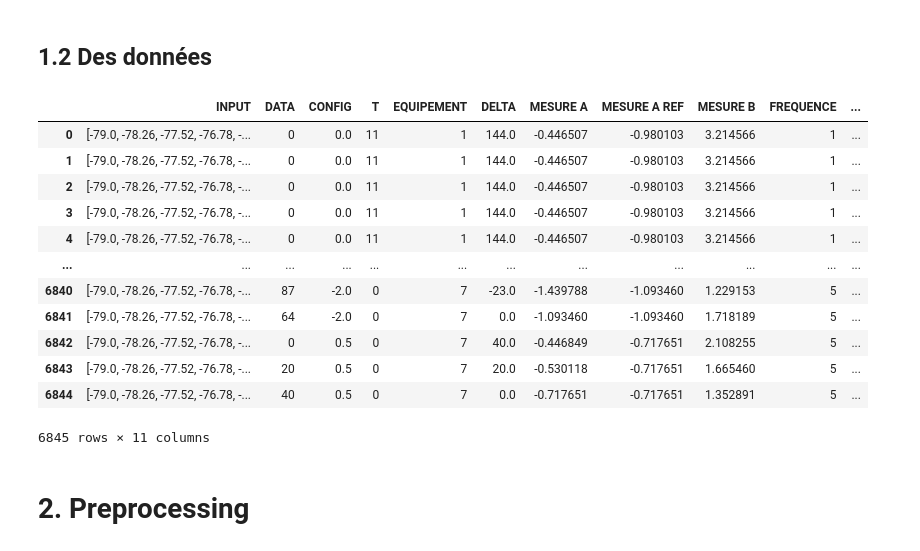
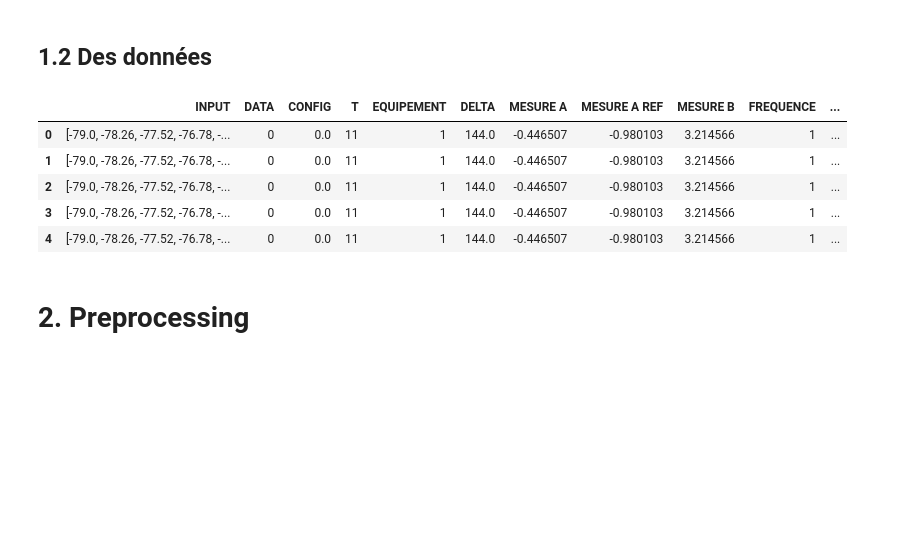
Before and after one commit to Anhquannnnnn/Data-Augmentation, a Jupyter notebook: TVAE.ipynb, the cells around one changed output. Cells and saved outputs as stored; diff of their text form; code cells hidden in the pictures; blank space fills up the shorter version.

```diff
--- a/TVAE.ipynb
+++ b/TVAE.ipynb
@@ -46,24 +46,25 @@ GPU Memory: 6.44 GB
 # %% [markdown]
 ## 1.2 Des données
 # %%
-data = pd.read_csv('data/DataModified.csv',sep= ',')
-num = data.select_dtypes(np.number)
-cat= data.select_dtypes(exclude=np.number)
-data
+data = pd.read_csv('data/DataModified.csv', sep=',')
+
+param = data.iloc[:, 1:10]
+
+cat_cols = ["CONFIG", "T", "EQUIPEMENT", "FREQUENCE"]
+num_cols = ["DATA", "DELTA", "MESURE A", "MESURE A REF", "MESURE B"]
+
+num_param = param[num_cols]
+cat_param = param[cat_cols]
+
+param[cat_cols] = param[cat_cols].astype('category')
+data.head()
 # %% [output]
 |  | INPUT | DATA | CONFIG | T | EQUIPEMENT | DELTA | MESURE A | MESURE A REF | MESURE B | FREQUENCE | ... |
 | 0 | [-79.0, -78.26, -77.52, -76.78, -... | 0 | 0.0 | 11 | 1 | 144.0 | -0.446507 | -0.980103 | 3.214566 | 1 | ... |
 | 1 | [-79.0, -78.26, -77.52, -76.78, -... | 0 | 0.0 | 11 | 1 | 144.0 | -0.446507 | -0.980103 | 3.214566 | 1 | ... |
 | 2 | [-79.0, -78.26, -77.52, -76.78, -... | 0 | 0.0 | 11 | 1 | 144.0 | -0.446507 | -0.980103 | 3.214566 | 1 | ... |
 | 3 | [-79.0, -78.26, -77.52, -76.78, -... | 0 | 0.0 | 11 | 1 | 144.0 | -0.446507 | -0.980103 | 3.214566 | 1 | ... |
 | 4 | [-79.0, -78.26, -77.52, -76.78, -... | 0 | 0.0 | 11 | 1 | 144.0 | -0.446507 | -0.980103 | 3.214566 | 1 | ... |
-| ... | ... | ... | ... | ... | ... | ... | ... | ... | ... | ... | ... |
-| 6840 | [-79.0, -78.26, -77.52, -76.78, -... | 87 | -2.0 | 0 | 7 | -23.0 | -1.439788 | -1.093460 | 1.229153 | 5 | ... |
-| 6841 | [-79.0, -78.26, -77.52, -76.78, -... | 64 | -2.0 | 0 | 7 | 0.0 | -1.093460 | -1.093460 | 1.718189 | 5 | ... |
-| 6842 | [-79.0, -78.26, -77.52, -76.78, -... | 0 | 0.5 | 0 | 7 | 40.0 | -0.446849 | -0.717651 | 2.108255 | 5 | ... |
-| 6843 | [-79.0, -78.26, -77.52, -76.78, -... | 20 | 0.5 | 0 | 7 | 20.0 | -0.530118 | -0.717651 | 1.665460 | 5 | ... |
-| 6844 | [-79.0, -78.26, -77.52, -76.78, -... | 40 | 0.5 | 0 | 7 | 0.0 | -0.717651 | -0.717651 | 1.352891 | 5 | ... |
-6845 rows × 11 columns
 # %% [markdown]
 # 2. Preprocessing
 # %%
```
Also changed, not shown: parts of 10 cells of this notebook, 2 other files.
